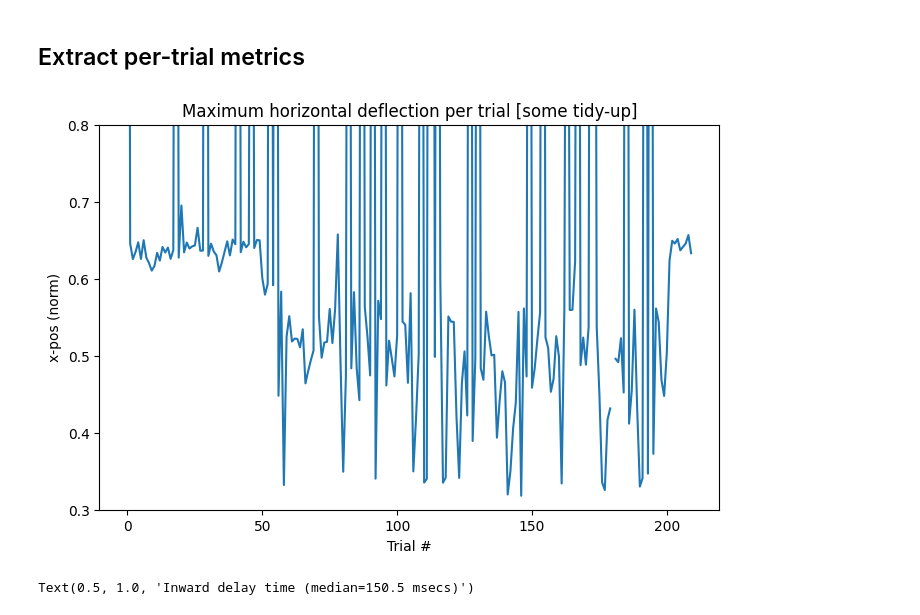
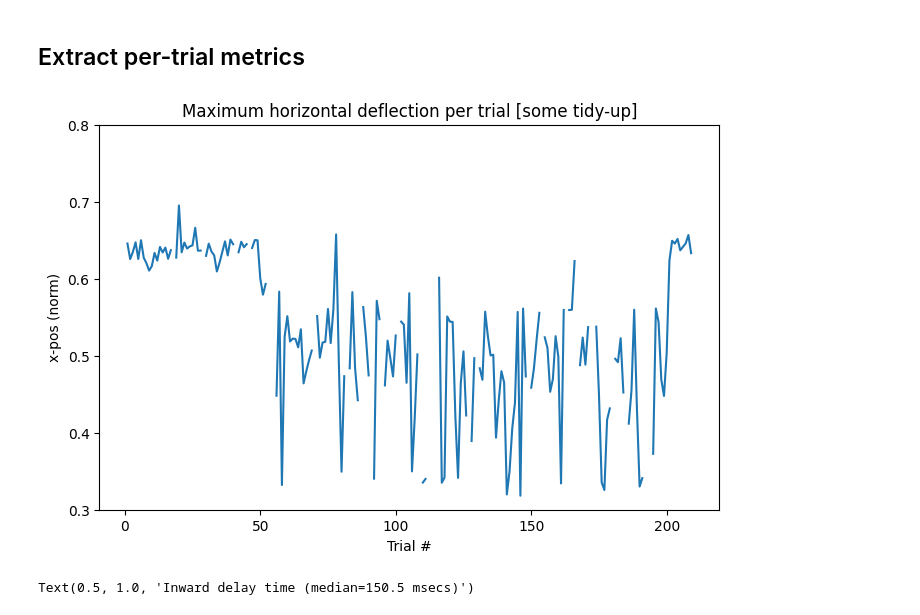
Before and after one commit to jsbrittain/saccadapt, a Jupyter notebook: lookatdata.ipynb, the cells around one changed output. Saved outputs shown, nothing was run; the diff lists cells and outputs as text; code cells hidden in the pictures.

```diff
--- a/lookatdata.ipynb
+++ b/lookatdata.ipynb
@@ -137,10 +46,10 @@ sample
 # %% [markdown]
 ### Examine channel data
 # %%
-time_secs = df['Time (msecs)']/1000
-fig, axs = plt.subplots(len(df.columns), figsize=(12, 6), sharex=True)
-for k, colname in enumerate(df.columns):
-    axs[k].plot(time_secs, df[colname])
+time_secs = eye.df['Time (msecs)']/1000
+fig, axs = plt.subplots(len(eye.df.columns), figsize=(12, 6), sharex=True)
+for k, colname in enumerate(eye.df.columns):
+    axs[k].plot(time_secs, eye.df[colname])
     axs[k].set_ylabel(colname)
 axs[0].set_xlim(time_secs.iloc[0], time_secs.iloc[-1])
 
@@ -162,11 +71,11 @@ fig, axs = plt.subplot_mosaic(
 )
 
 # temporal segment
-for x, y in np.unique(np.array(TARGET_POS), axis=0):
+for x, y in np.unique(np.array(eye._TARGET_POS), axis=0):
   axs['a'].plot(np.array([x, x]), [time_secs.iloc[0], time_secs.iloc[-1]], 'k-', linewidth=1)
-axs['a'].plot(df[chx], time_secs)
-for start, end in zip(trial.StartPos, trial.EndPos):
-  axs['a'].plot(np.array([-1, 1]), np.array([start, start])/SAMPLE_RATE, 'k-', linewidth=0.5)
+axs['a'].plot(eye.df[chx], time_secs)
+for start, end in zip(eye.trial.StartPos, eye.trial.EndPos):
+  axs['a'].plot(np.array([-1, 1]), np.array([start, start])/eye._SAMPLE_RATE, 'k-', linewidth=0.5)
 axs['a'].set_xlim(-0.2, 0.8)
 axs['a'].set_xlabel(chx)
 axs['a'].set_ylabel('Time (secs)')
@@ -177,8 +86,8 @@ axs['a'].set_ylim(
 axs['a'].invert_yaxis()
 
 # xy-trace
-axs['b'].plot(df[chx], df[chy], linewidth=0.1)
-for x, y in np.unique(np.array(TARGET_POS), axis=0):
+axs['b'].plot(eye.df[chx], eye.df[chy], linewidth=0.1)
+for x, y in np.unique(np.array(eye._TARGET_POS), axis=0):
   axs['b'].plot(x, y, 'rx')
 axs['b'].set_aspect('equal', 'box')
 axs['b'].set_xlim(-0.2, 0.8)
@@ -188,8 +97,8 @@ axs['b'].set_ylabel(chy)
 
 # spatial histogram
 axs['c'].hexbin(
-    df[chx],
-    df[chy],
+    eye.df[chx],
+    eye.df[chy],
     extent=(-0.2, 0.8, -0.5, 0.5),
 )
 axs['c'].set_aspect('equal', 'box')
@@ -199,16 +108,16 @@ axs['c'].set_xlabel(chx)
 axs['c'].set_ylabel(chy)
 
 # stack trials
-for x, y in np.unique(np.array(TARGET_POS), axis=0):
+for x, y in np.unique(np.array(eye._TARGET_POS), axis=0):
   axs['d'].plot(np.array([x, x]), np.array([0.0, 3.0]), 'k-', linewidth=1)
 viridis = matplotlib.colormaps['cool']
-for index, (start, end) in enumerate(zip(trial.StartPos, trial.EndPos)):
+for index, (start, end) in enumerate(zip(eye.trial.StartPos, eye.trial.EndPos)):
   axs['d'].plot(
-      df[chx].loc[start:end],
+      eye.df[chx].loc[start:end],
       time_secs.loc[start:end]-time_secs.loc[start],
       '-',
       linewidth=0.1,
-      color=viridis(index/(len(trial)-1)),
+      color=viridis(index/(len(eye.trial)-1)),
   )
 axs['d'].set_ylabel('Trial time (secs)')
 axs['d'].set_xlabel(chx)
@@ -223,24 +132,24 @@ fig.show()
 ## Extract per-trial metrics
 # %%
 # Loop over trials
-trial['max_x'] = [0]*len(trial)
-for index, (start, end) in enumerate(zip(trial.StartPos, trial.EndPos)):
-  trial['max_x'].at[index] = max(df[chx].loc[start:end])
+eye.trial['max_x'] = [0]*len(eye.trial)
+for index, (start, end) in enumerate(zip(eye.trial.StartPos, eye.trial.EndPos)):
+  eye.trial['max_x'].at[index] = max(eye.df[chx].loc[start:end])
 
 # Plot metric
-data = trial['max_x']
-# data[data>0.8] = None  # Remove obvious outliers (for now)
+data = eye.trial['max_x']
+data[data>0.8] = None  # Remove obvious outliers (for now)
 
 fig, axs = plt.subplots(1, figsize=(8, 5), sharex=True)
 axs.plot(data)
 axs.set_ylim([0.3, 0.8])
 axs.set_ylabel(chx)
 axs.set_xlabel("Trial #")
 axs.set_title("Maximum horizontal deflection per trial [some tidy-up]")
 
 fig.show()
 # %% [output]
-[figure, old version]
+[figure, new version]
 # %%
 # Loop over trials
 target_positions = [960, 1548, 1251]
```
Also changed, not shown: parts of 8 cells of this notebook.
